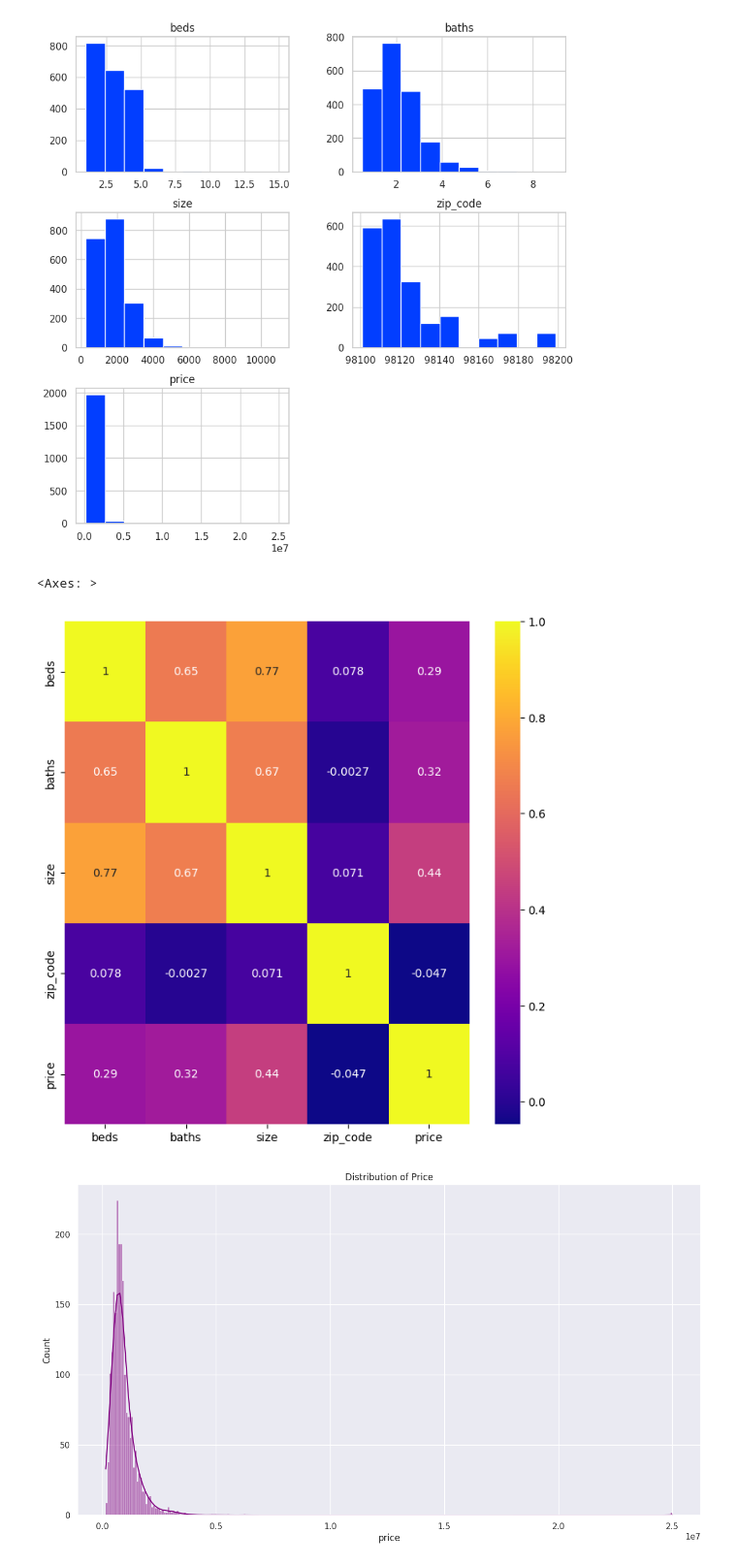
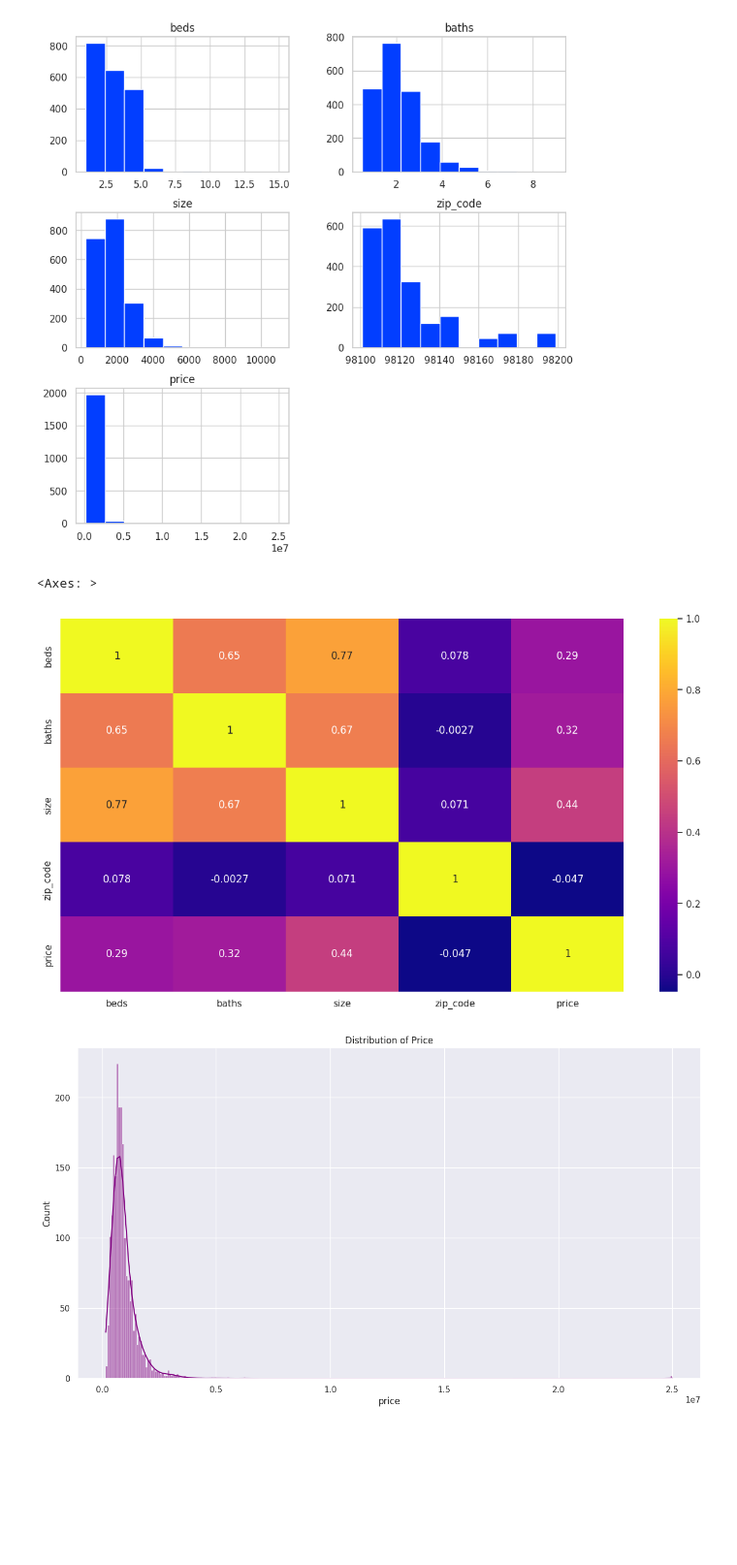
Before and after one commit to rishabh010105/House_Price_Prediction, a Jupyter notebook: Untitled4.ipynb, the cells around one changed output. Shown at 97% size. Cells and saved outputs as stored; diff of their text form; code cells hidden in the pictures; blank space fills up the shorter version.

Commit message:
UPDATED GRAPH

```diff
--- a/Untitled4.ipynb
+++ b/Untitled4.ipynb
@@ -185,12 +185,12 @@ plt.show()
 # %%
 import seaborn as sns
 import matplotlib.pyplot as plt
 
-plt.figure(figsize=(8,8))
+plt.figure(figsize=(15,8))
 sns.heatmap(data.corr(),annot=True,cmap='plasma')
 # %% [output]
 <Axes: >
-[figure, old version]
+[figure, new version]
 # %%
 
 sns.set_theme(style='darkgrid')
```
